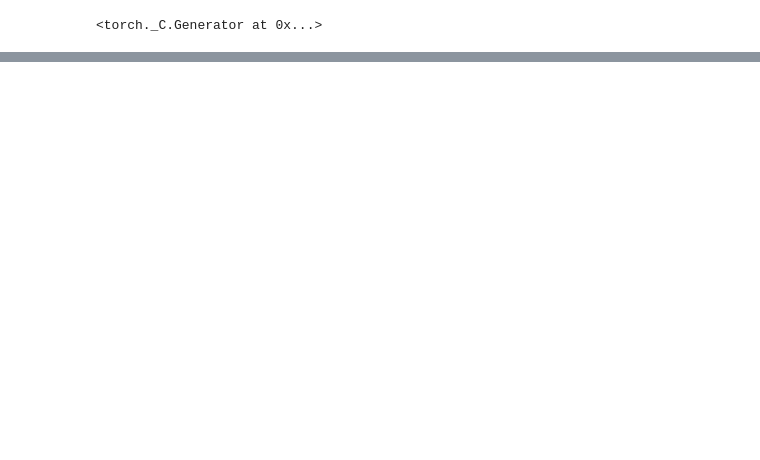
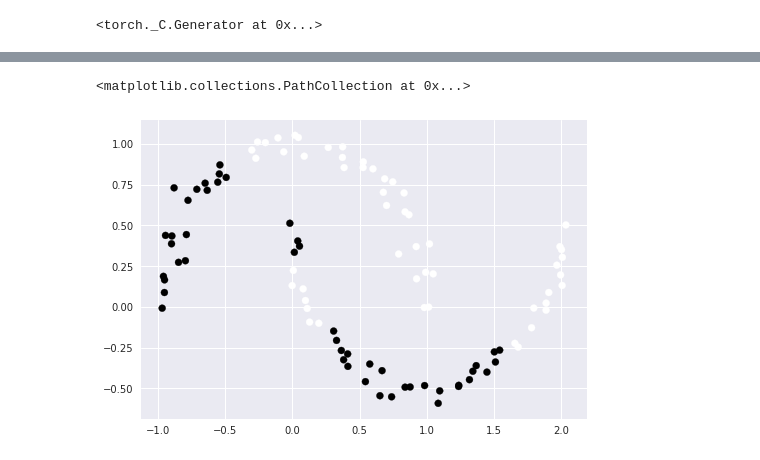
Before and after one commit to wjmaddox/spectralgp, a Jupyter notebook: notebooks/FKL-KKM.ipynb, the cells around one changed output, grey strips where cells are left out. Drawn from its saved outputs; the diff is of its cells as text; code cells hidden in the pictures; blank space fills up the shorter version.

```diff
--- a/notebooks/FKL-KKM.ipynb
+++ b/notebooks/FKL-KKM.ipynb
@@ -24,11 +24,11 @@ torch.set_default_dtype(torch.float64)
 nomg = 100
 ess_iters = 10
 optim_iters = 1
-iters = 2
+iters = 10
 omega_max = 8.
-nclusters = 4
+nclusters = 2
 shared = "False"
-in_dims = 4
+in_dims = 2
 torch.random.manual_seed(42)
 # %% [output]
 <torch._C.Generator at 0x...>
@@ -91,2 +103,5 @@ KeyboardInterrupt:
 # %%
-plt.scatter(x_messy[:,0], x_messy[:,1])
+plt.scatter(x_messy[:,0], x_messy[:,1], c=data_mod.labels_)
+# %% [output]
+<matplotlib.collections.PathCollection at 0x...>
+[figure, added]
```
Also changed, not shown: parts of 4 cells of this notebook, 3 other files.
